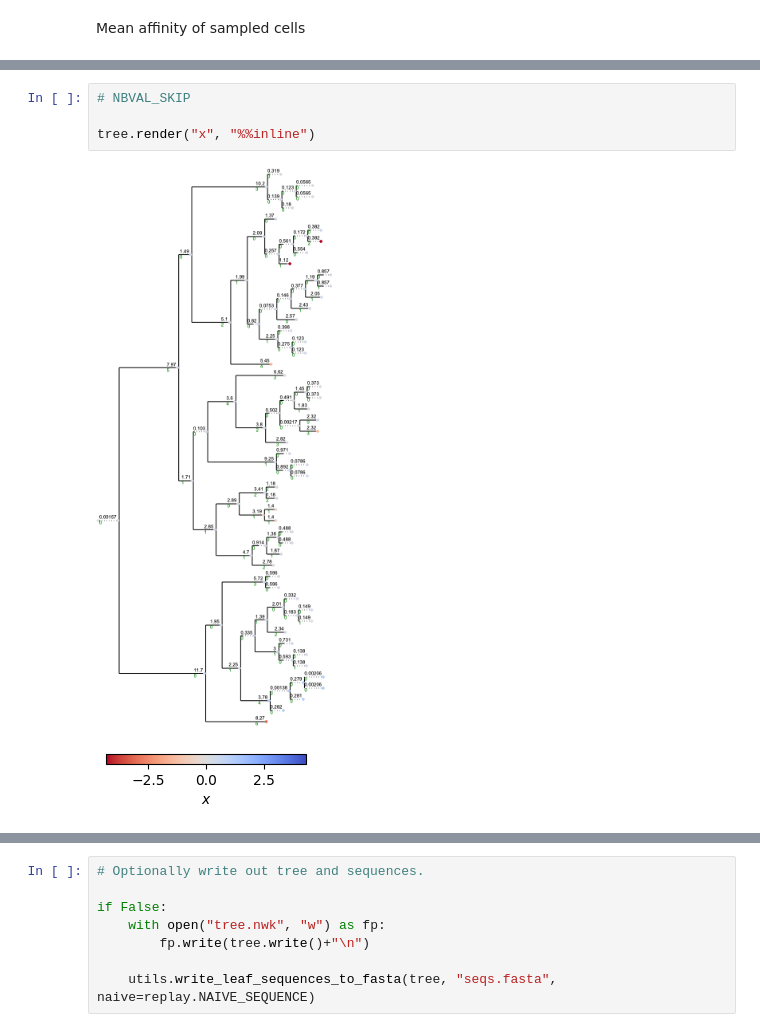
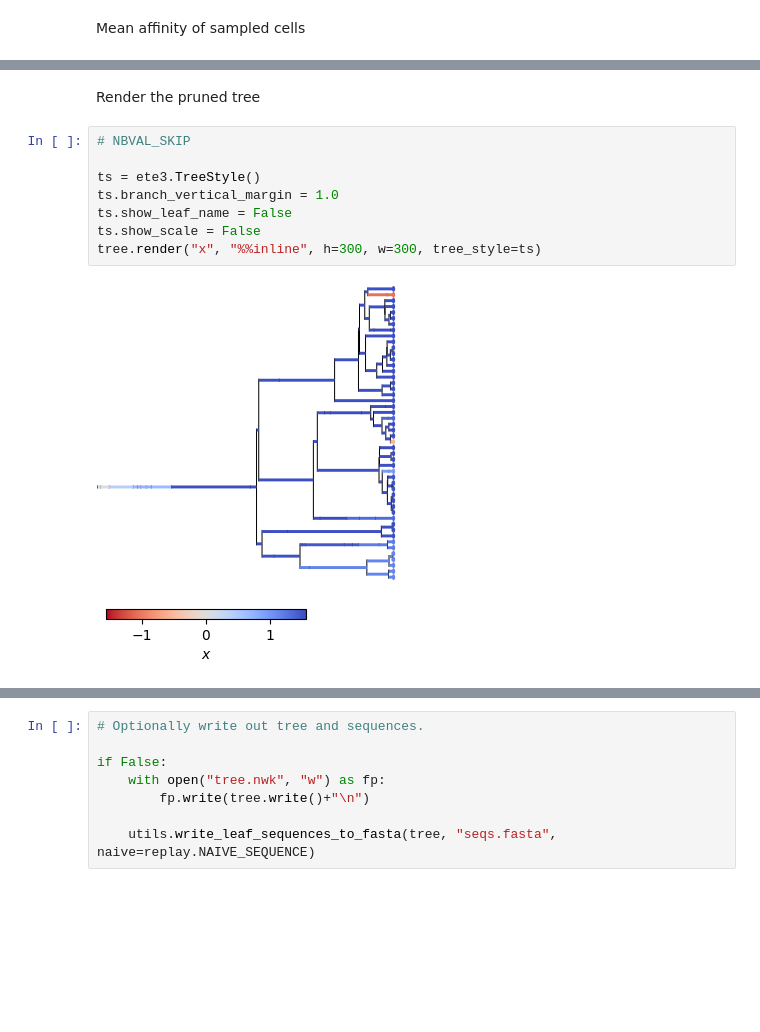
Before and after one commit to matsengrp/gcdyn, a Jupyter notebook: notebooks/bdms_replay.ipynb, the cells around one changed output, grey strips where cells are left out. Saved outputs shown, nothing was run; the diff lists cells and outputs as text; blank space fills up the shorter version.

```diff
--- a/notebooks/bdms_replay.ipynb
+++ b/notebooks/bdms_replay.ipynb
@@ -133,7 +137,13 @@ np.mean([leaf.x for leaf in tree])
+# %% [markdown]
+Render the pruned tree
 # %%
 # NBVAL_SKIP
 
-tree.render("x", "%%inline")
+ts = ete3.TreeStyle()
+ts.branch_vertical_margin = 1.0
+ts.show_leaf_name = False
+ts.show_scale = False
+tree.render("x", "%%inline", h=300, w=300, tree_style=ts)
 # %% [output]
-[figure, old version]
+[figure, new version]
-[figure, old version]
+[figure, new version]
```
Also changed, not shown: parts of 13 cells of this notebook, 8 other files.
